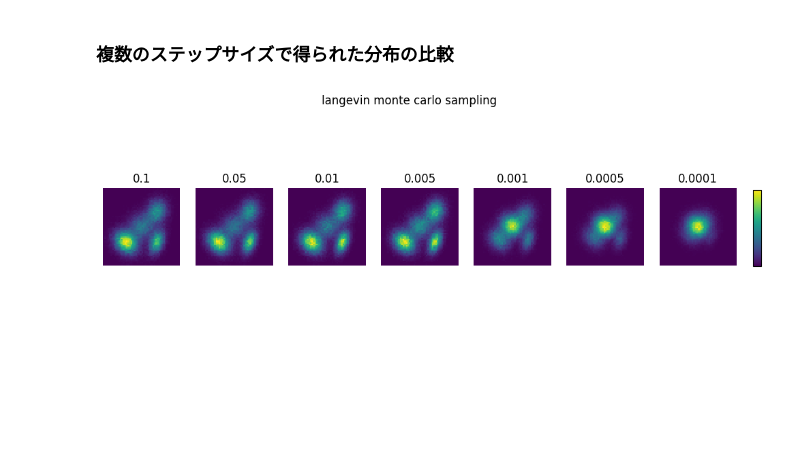
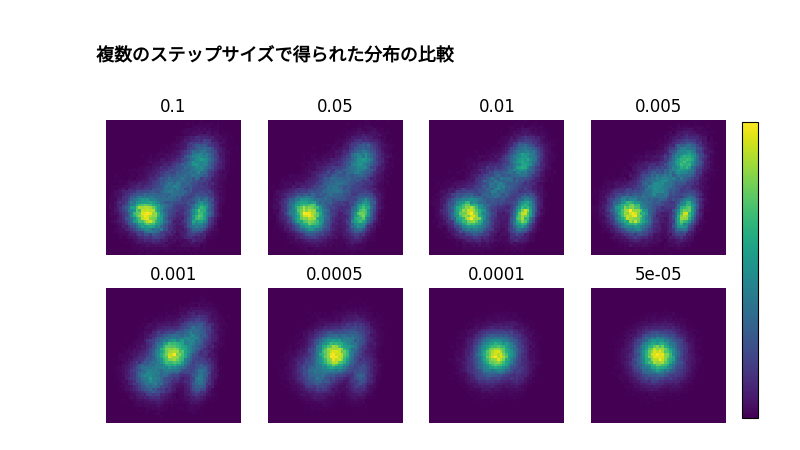
Before and after one commit to KeisukeHori113/Qiita, a Jupyter notebook: DiffusionModel/1.5.1 Langevin Monte Carlo.ipynb, the cells around one changed output. Cells and saved outputs as stored; diff of their text form; code cells hidden in the pictures; blank space fills up the shorter version.

```diff
--- a/DiffusionModel/1.5.1 Langevin Monte Carlo.ipynb
+++ b/DiffusionModel/1.5.1 Langevin Monte Carlo.ipynb
@@ -176,7 +176,7 @@ plt.show()
 # ランジュバン・モンテカルロ法のパラメータ
 num_samples = 100000
 num_steps = 1000
-step_size_list = [0.1, 0.05, 0.01, 0.005, 0.001, 0.0005, 0.0001]
+step_size_list = [0.1, 0.05, 0.01, 0.005, 0.001, 0.0005, 0.0001, 0.00005]
 # %%
 # 結果の保存先
 samples_list = []
@@ -191,25 +191,25 @@ for step_size in step_size_list:
     samples_list.append(samples)
 # %%
 # サンプリング結果の可視化
-fig, axes = plt.subplots(1, len(step_size_list), figsize=(12,4))
-plt.suptitle('langevin monte carlo sampling')
+fig, axes = plt.subplots(2, len(step_size_list)//2, figsize=(8,4))
+# plt.suptitle('langevin monte carlo sampling')
 
 for i,step_size in enumerate(step_size_list):
 
-    axes[i].set_title(step_size)
-    im = axes[i].hist2d(
+    axes[i//4, i-i//4*4].set_title(step_size)
+    im = axes[i//4, i-i//4*4].hist2d(
         samples_list[i][:,0],
         samples_list[i][:,1],
         range=((-5, 5), (-5, 5)),
         cmap='viridis',
         bins=50,
     )
-    axes[i].set_aspect('equal', adjustable='box')
-    axes[i].axis('off')
+    axes[i//4, i-i//4*4].set_aspect('equal', adjustable='box')
+    axes[i//4, i-i//4*4].axis('off')
 
-cax = fig.add_axes((0.92, 0.35, 0.01, 0.28))
+cax = fig.add_axes((0.92, 0.13, 0.02, 0.74))
 cbar = plt.colorbar(im[3], cax=cax, orientation='vertical', ticks=mticker.NullLocator())
 cbar.ax.set_yticklabels([])
 plt.show()
 # %% [output]
-[figure, old version]
+[figure, new version]
```
